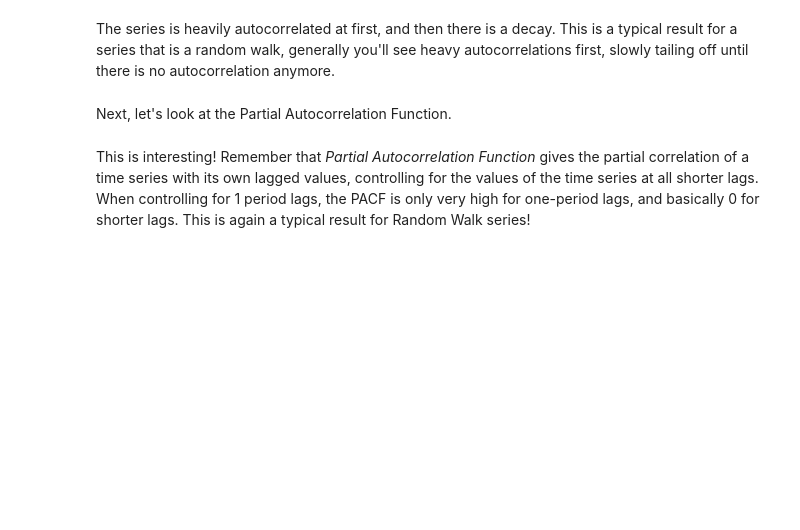
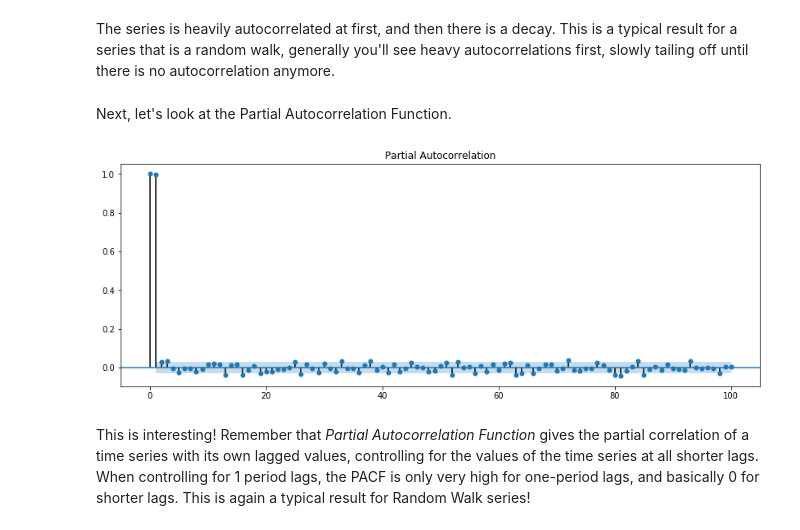
Before and after one commit to cjriggio/dsc-corr-autocorr-in-time-series-lab-nyc-ds-career-042219, a Jupyter notebook: index.ipynb, the cells around one changed output. Cells and saved outputs as stored; diff of their text form; code cells hidden in the pictures; blank space fills up the shorter version.

```diff
--- a/index.ipynb
+++ b/index.ipynb
@@ -142,3 +140,13 @@ Next, let's look at the Partial Autocorrelation Function.
+# %%
+# your code here
+from statsmodels.graphics.tsaplots import plot_pacf
+from matplotlib.pylab import rcParams
+
+rcParams['figure.figsize'] = 14, 5
+
+plot_pacf(eur.dropna(), lags = 100);
+# %% [output]
+[figure, added]
 # %% [markdown]
 This is interesting! Remember that *Partial Autocorrelation Function* gives the partial correlation of a time series with its own lagged values, controlling for the values of the time series at all shorter lags. When controlling for 1 period lags, the PACF is only very high for one-period lags, and basically 0 for shorter lags. This is again a typical result for Random Walk series!
 # %% [markdown]
```
Also changed, not shown: parts of 1 cell of this notebook.
